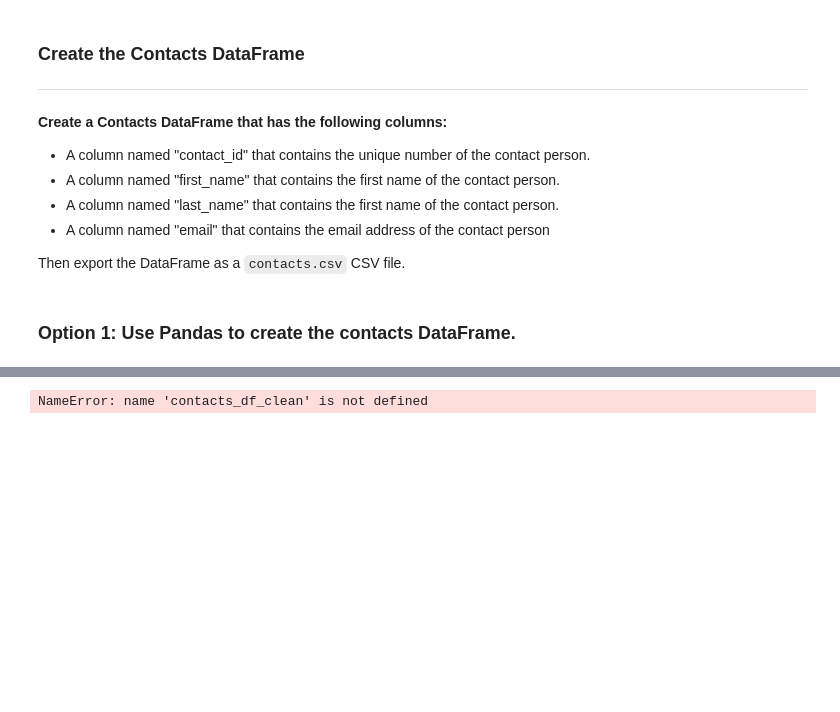
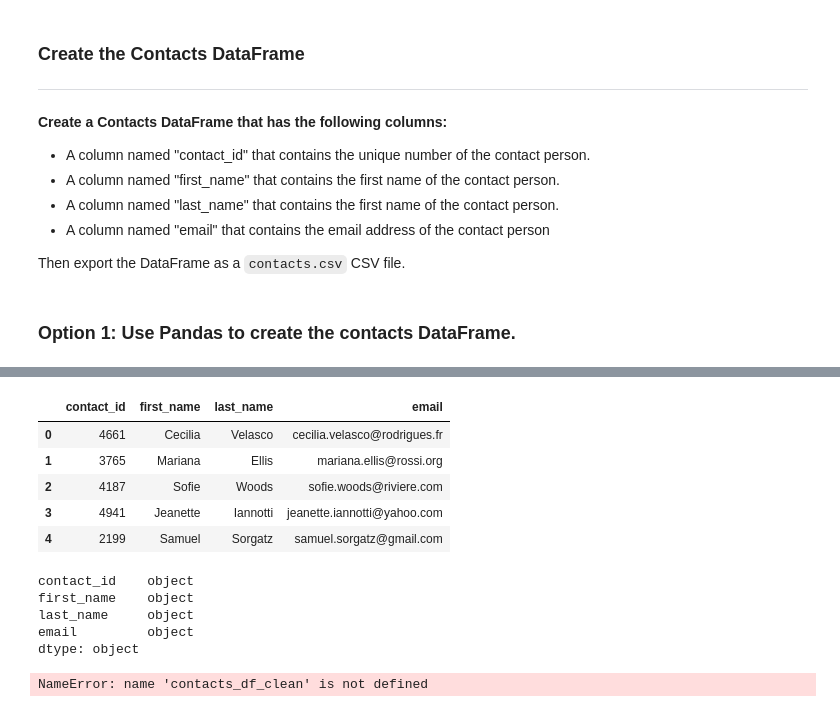
Before and after one commit to biss7/Crowdfunding_ETL, a Jupyter notebook: ETL_Mini_Project_TTruong_RHighley_SBissell.ipynb, the cells around one changed output, grey strips where cells are left out. Cells and saved outputs as stored; diff of their text form; code cells hidden in the pictures; blank space fills up the shorter version.

```diff
--- a/ETL_Mini_Project_TTruong_RHighley_SBissell.ipynb
+++ b/ETL_Mini_Project_TTruong_RHighley_SBissell.ipynb
@@ -298,0 +289,7 @@ print(dict_values)
+# %%
+contact_info_df.columns = contact_info_df.iloc[0]
+contact_info_df_new = contact_info_df.iloc[1:1001]
+
+# Print out the list of values for each row.
+contact_info_values = contact_info_df_new['contact_info'].to_list()
+contact_info_values
@@ -298,0 +314,19 @@ print(dict_values)
+# %%
+# Iterate through the contact_info_df and convert each row to a dictionary.
+dict_values = []
+
+for row in contact_info_values:
+    split_one = row.split(',')
+    split_two = split_one[1].split(' ')
+    split_three = split_one[0].split(' ')
+    split_four = split_one[2].split(' ')
+
+    id_number = split_three[1]
+    first_name = split_two[2][1:]
+    last_name = split_two[3][:-1]
+    email = split_four[2][1:-2]
+
+    dict = {'contact_id':id_number, 'first_name':first_name, 'last_name':last_name, 'email':email}
+    dict_values.append(dict)
+
+dict_values
@@ -299,8 +351,24 @@ print(dict_values)
 # %%
 # Create a contact_info DataFrame and add each list of values, i.e., each row
 # to the 'contact_id', 'name', 'email' columns.
+contact_info = pd.DataFrame(dict_values)
+contact_info.head()
+# %% [output]
+|  | contact_id | first_name | last_name | email |
+| 0 | 4661 | Cecilia | Velasco | cecilia.velasco@rodrigues.fr |
+| 1 | 3765 | Mariana | Ellis | mariana.ellis@rossi.org |
+| 2 | 4187 | Sofie | Woods | sofie.woods@riviere.com |
+| 3 | 4941 | Jeanette | Iannotti | jeanette.iannotti@yahoo.com |
+| 4 | 2199 | Samuel | Sorgatz | samuel.sorgatz@gmail.com |
 # %%
 # Check the datatypes.
+contact_info.dtypes
+# %% [output]
+contact_id    object
+first_name    object
+last_name     object
+email         object
+dtype: object
 # %%
 # Create a "first"name" and "last_name" column with the first and last names from the "name" column.
 
```
Also changed, not shown: parts of 3 cells of this notebook.
